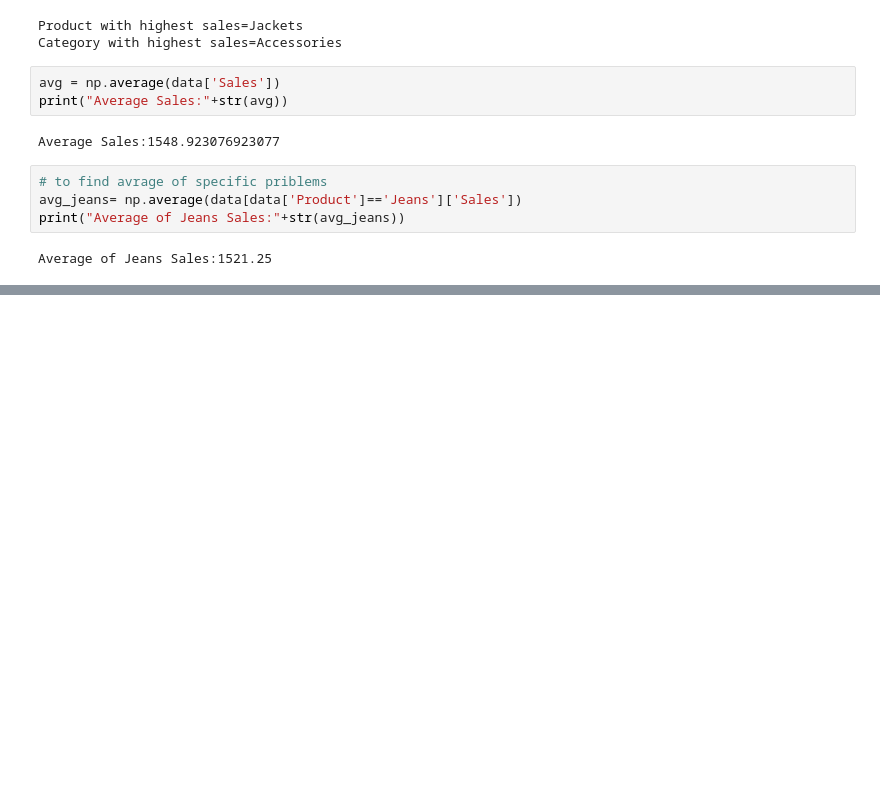
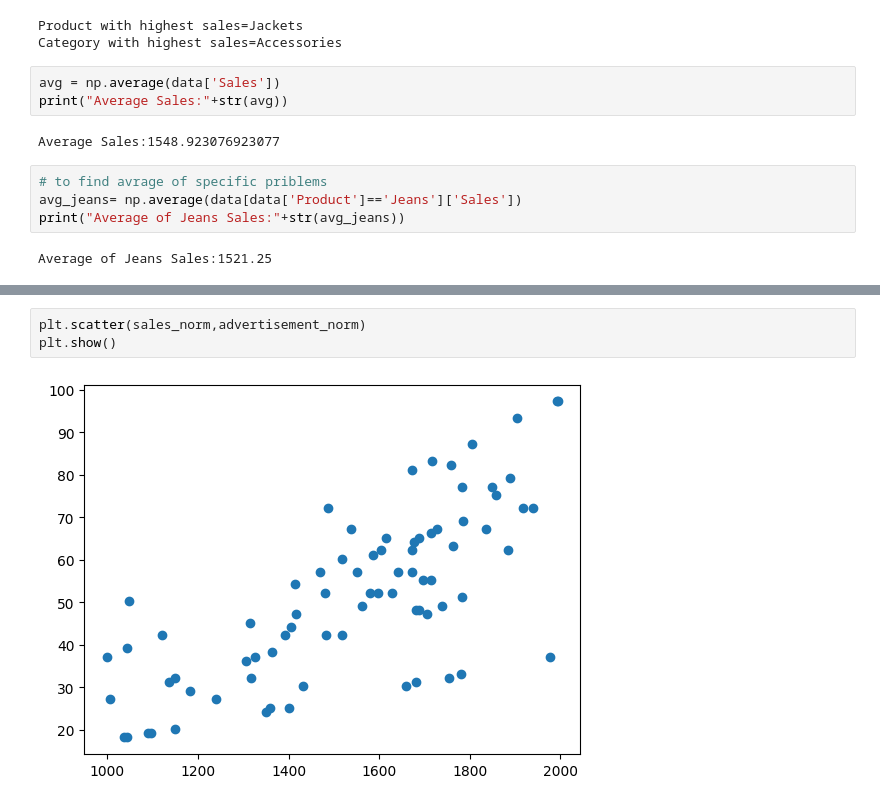
Before and after one commit to NishmthaM/Sales_analysis, a Jupyter notebook: sales_analysis.ipynb, the cells around one changed output, grey strips where cells are left out. Saved outputs shown, nothing was run; the diff lists cells and outputs as text; blank space fills up the shorter version.

```diff
--- a/sales_analysis.ipynb
+++ b/sales_analysis.ipynb
@@ -103,0 +117,5 @@ Average of Jeans Sales:1521.25
+# %%
+plt.scatter(sales_norm,advertisement_norm)
+plt.show()
+# %% [output]
+[figure, added]
```
Also changed, not shown: parts of 6 cells of this notebook.
